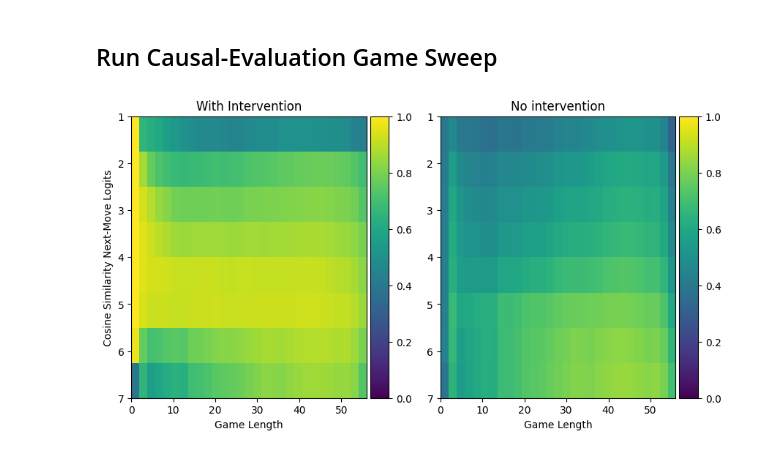
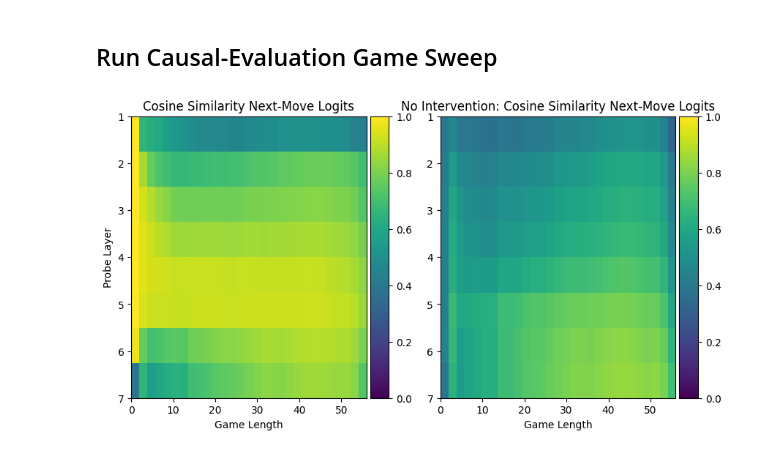
Before and after one commit to DeanHazineh/Emergent-World-Representations-Othello, a Jupyter notebook: dev_code2/quantify_causality_probes.ipynb, the cells around one changed output. Drawn from its saved outputs; the diff is of its cells as text; code cells hidden in the pictures.

```diff
--- a/dev_code2/quantify_causality_probes.ipynb
+++ b/dev_code2/quantify_causality_probes.ipynb
@@ -238,28 +238,28 @@ _ = sweep_causal_interv_evaluation(game_dataset, number_games_use, probe_set)
 # %%
 with open("temp_fold/save_calc.pickle", 'rb') as fhandle:
     data = pickle.load(fhandle)
     sim_data = np.array(data["sim_data"])
     ref_data = np.array(data["ref_data"])
     sim_data[np.where(sim_data==None)] = np.nan
     ref_data[np.where(ref_data==None)] = np.nan
 
     mean_sim = np.nanmean(sim_data, axis=0).astype(float)
     mean_ref = np.nanmean(ref_data, axis=0).astype(float)
 
     probe_layer = np.arange(1,8,1)
     game_len = np.arange(0,58,2)
     extent= (min(game_len), max(game_len), max(probe_layer), min(probe_layer))
 
     fig = plt.figure(figsize=(10, 5))
     ax = plt_utils.addAxis(fig,1,2)
     im = ax[0].imshow(mean_sim, extent=extent,  aspect="auto", vmin=0, vmax=1)
     plt_utils.addColorbar(fig, ax[0], im)
     im = ax[1].imshow(mean_ref,extent=extent, aspect="auto", vmin=0, vmax=1)
     plt_utils.addColorbar(fig, ax[1], im)
     ax[0].set_xlabel('Game Length')
     ax[1].set_xlabel('Game Length')
-    ax[0].set_ylabel("Cosine Similarity Next-Move Logits")
-    ax[0].set_title("With Intervention")
-    ax[1].set_title("No intervention")
+    ax[0].set_ylabel("Probe Layer")
+    ax[0].set_title("Cosine Similarity Next-Move Logits")
+    ax[1].set_title("No Intervention: Cosine Similarity Next-Move Logits")
 # %% [output]
-[figure, old version]
+[figure, new version]
```
